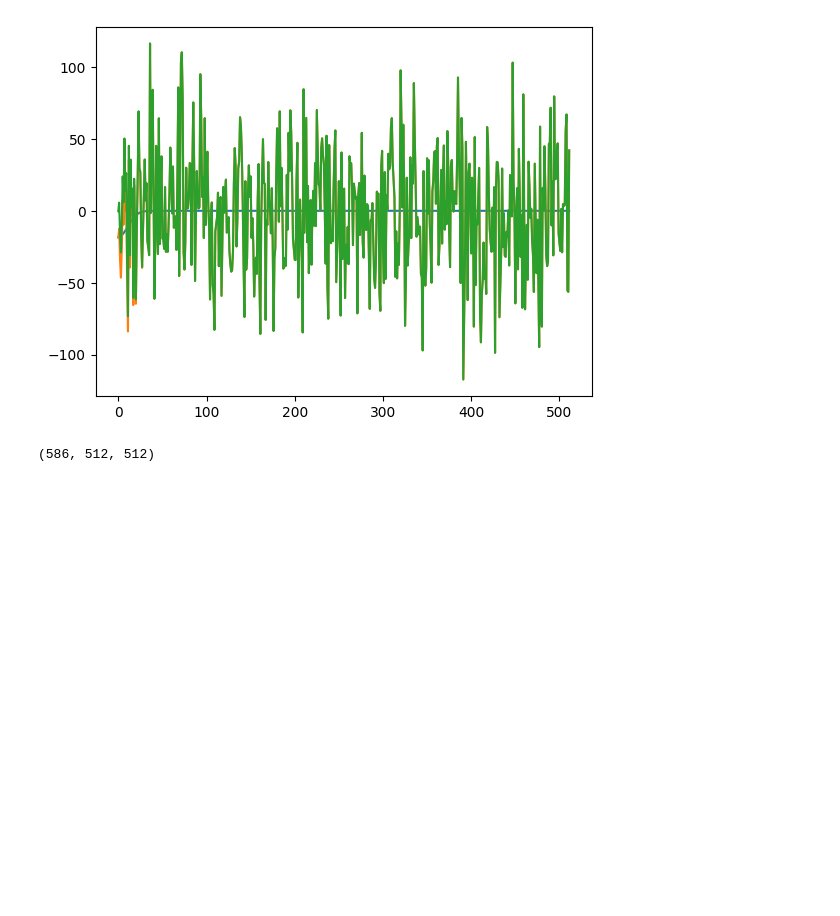
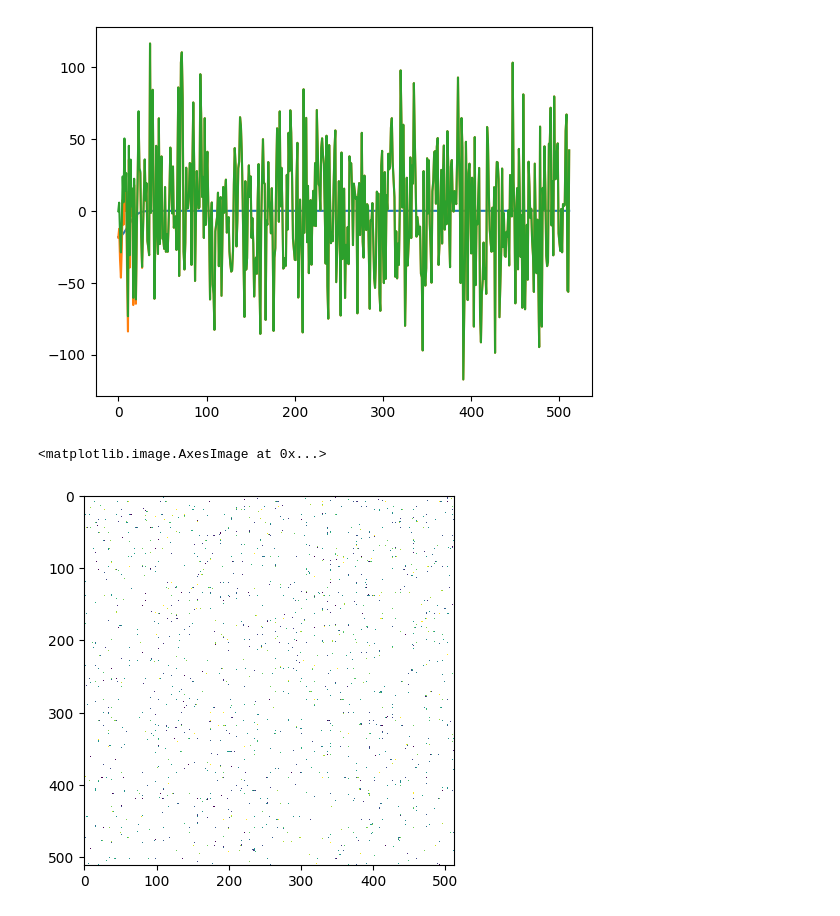
Before and after one commit to Diegoapulgarin/DLOCT, a Jupyter notebook: cGAN_subsampling/basic_despeckling.ipynb, the cells around one changed output. Saved outputs shown, nothing was run; the diff lists cells and outputs as text; code cells hidden in the pictures; blank space fills up the shorter version.

```diff
--- a/cGAN_subsampling/basic_despeckling.ipynb
+++ b/cGAN_subsampling/basic_despeckling.ipynb
@@ -145,9 +166,3 @@ plt.plot(unwrapped_phase_data[:,500]-gaussian_phase_y[:,500])
 # %% [output]
 [<matplotlib.lines.Line2D at 0x...>]
 [figure]
-# %%
-# save the array to a binary file
-with open('array.bin', 'wb') as f:
-    f.write(arr.tobytes())
-# %% [output]
-(586, 512, 512)
@@ -155,0 +205,19 @@ tif.imwrite(path+'\\reconstruct2seye.tif', tomdatapabs)
+# %%
+rootFolder = 'D:/DLOCT/TDG/OCT_Real/nueva data/' # s.eye_swine
+fnameTom = '[p.SHARP][s.Eye2a][10-09-2019_13-14-42]_TomJones_z=(300)_x=(512)_y=(512)_despeckled'# s.eye_swine
+# Shape of each tomogram, as tuples (Z, X, Y)
+tomShape = [(300,512,512)] # s.eye_swine
+fname = rootFolder + fnameTom
+# Names of all real and imag .bin files
+fnameTomReal = [fname + '_real.bin' ]
+fnameTomImag = [fname + '_imag.bin' ]
+tomReal2 = np.fromfile(fnameTomReal[0]) # quit single for porcine cornea and put single for s_eye
+tomReal2 = tomReal2.reshape(tomShape[0],)  # reshape using # Fortran style to import according to MATLAB
+
+tomImag2 = np.fromfile(fnameTomImag[0])
+tomImag2 = tomImag2.reshape(tomShape[0])  # reshape using # Fortran style to import according to MATLAB
+s = 12
+plt.imshow(10*np.log(abs(tomReal2[s,:,:]+1j*tomImag2[s,:,:])**2))
+# %% [output]
+<matplotlib.image.AxesImage at 0x...>
+[figure, added]
```
Also changed, not shown: parts of 12 cells of this notebook, 2 other files.
